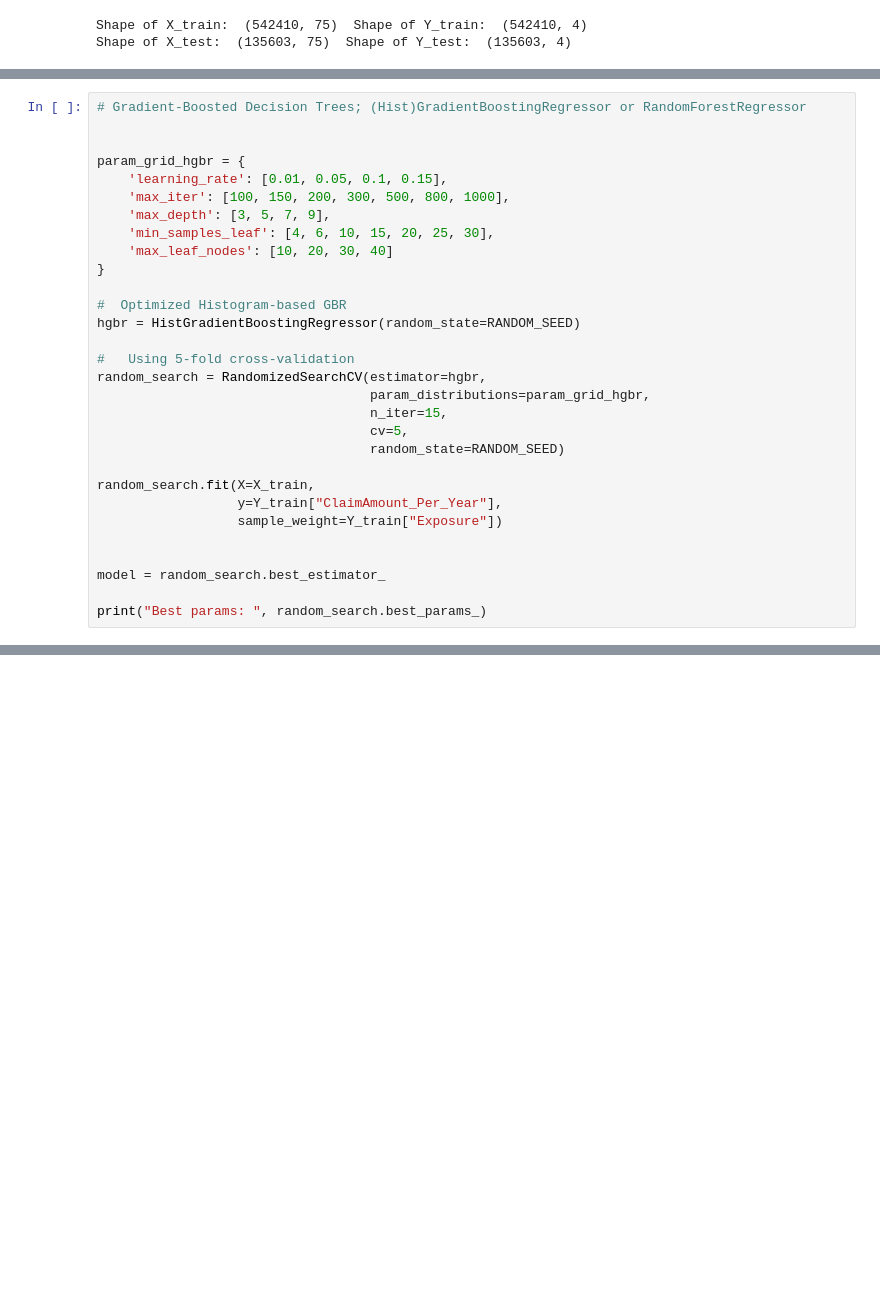
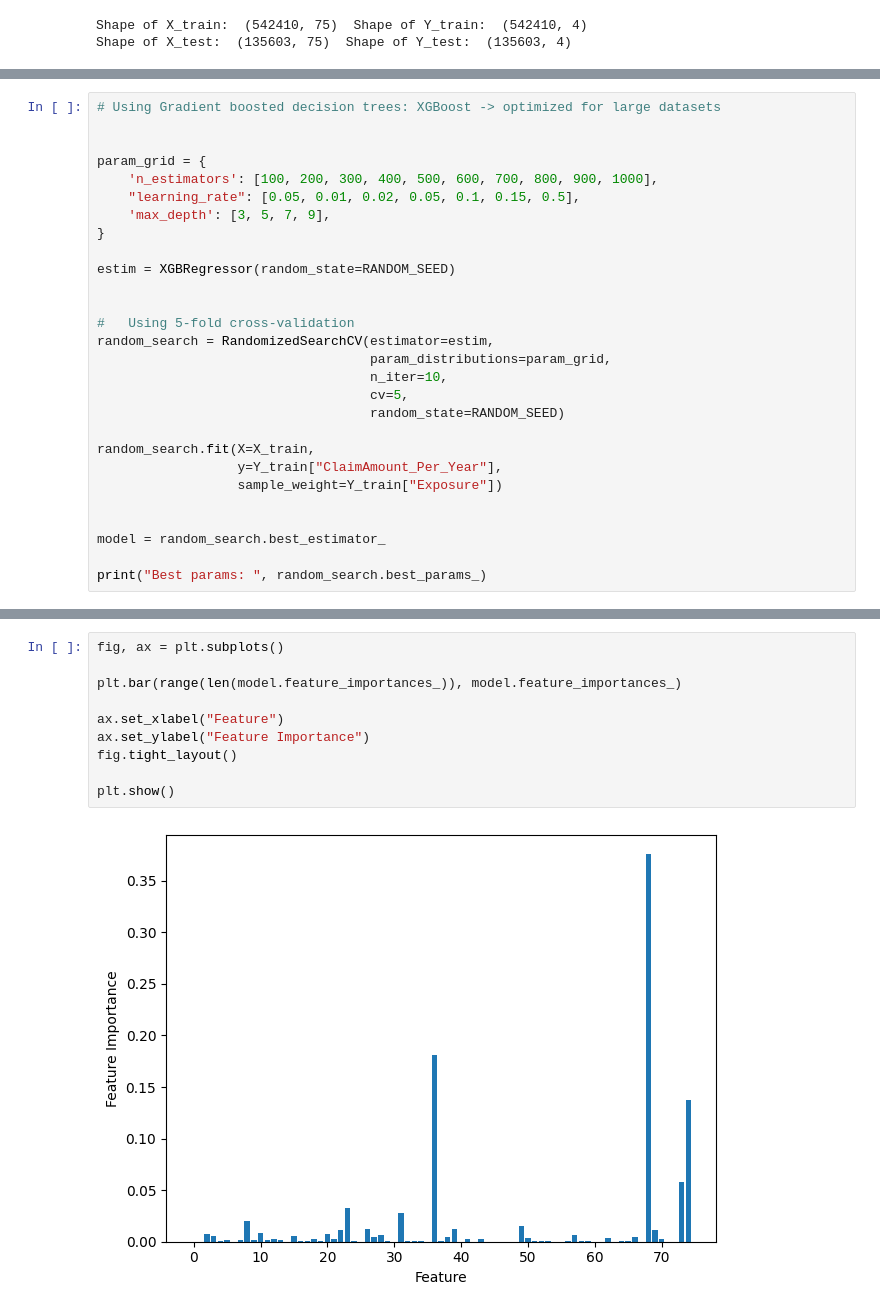
Before and after one commit to lexej/car-insurance, a Jupyter notebook: car-insurance.ipynb, the cells around one changed output, grey strips where cells are left out. Drawn from its saved outputs; the diff is of its cells as text; blank space fills up the shorter version.

```diff
--- a/car-insurance.ipynb
+++ b/car-insurance.ipynb
@@ -294,22 +294,20 @@ Shape of X_test:  (135603, 75)  Shape of Y_test:  (135603, 4)
 # %%
-# Gradient-Boosted Decision Trees; (Hist)GradientBoostingRegressor or RandomForestRegressor
+# Using Gradient boosted decision trees: XGBoost -> optimized for large datasets
 
 
-param_grid_hgbr = {
-    'learning_rate': [0.01, 0.05, 0.1, 0.15],
-    'max_iter': [100, 150, 200, 300, 500, 800, 1000],
+param_grid = {
+    'n_estimators': [100, 200, 300, 400, 500, 600, 700, 800, 900, 1000],
+    "learning_rate": [0.05, 0.01, 0.02, 0.05, 0.1, 0.15, 0.5],
     'max_depth': [3, 5, 7, 9],
-    'min_samples_leaf': [4, 6, 10, 15, 20, 25, 30],
-    'max_leaf_nodes': [10, 20, 30, 40]
 }
 
-#  Optimized Histogram-based GBR
-hgbr = HistGradientBoostingRegressor(random_state=RANDOM_SEED)
+estim = XGBRegressor(random_state=RANDOM_SEED)
+
 
 #   Using 5-fold cross-validation
-random_search = RandomizedSearchCV(estimator=hgbr,
-                                   param_distributions=param_grid_hgbr,
-                                   n_iter=15,
+random_search = RandomizedSearchCV(estimator=estim,
+                                   param_distributions=param_grid,
+                                   n_iter=10,
                                    cv=5,
                                    random_state=RANDOM_SEED)
 
@@ -351,0 +354,12 @@ Mean Absolute Percentage Error (test): 7.233428762529283e+17
+# %%
+fig, ax = plt.subplots()
+
+plt.bar(range(len(model.feature_importances_)), model.feature_importances_)
+
+ax.set_xlabel("Feature")
+ax.set_ylabel("Feature Importance")
+fig.tight_layout()
+
+plt.show()
+# %% [output]
+[figure, added]
```
Also changed, not shown: parts of 14 cells of this notebook.
